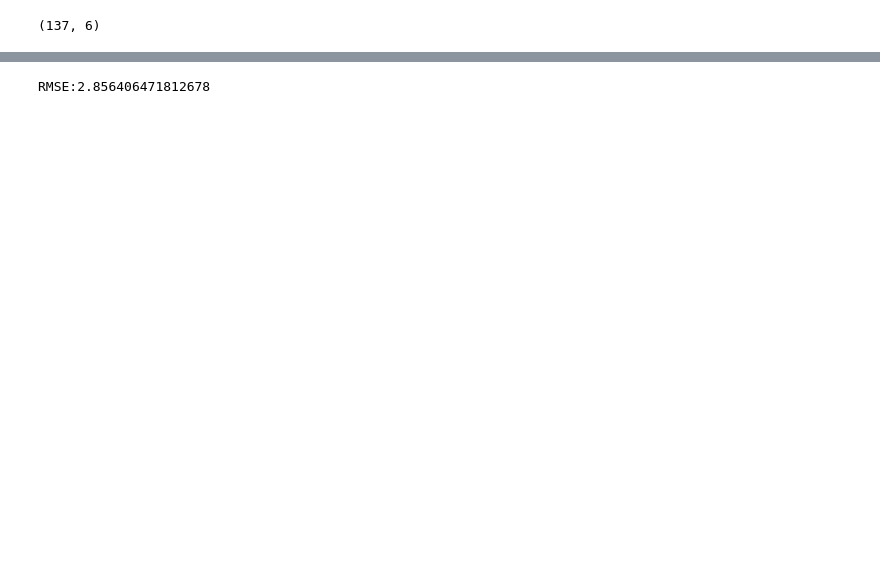
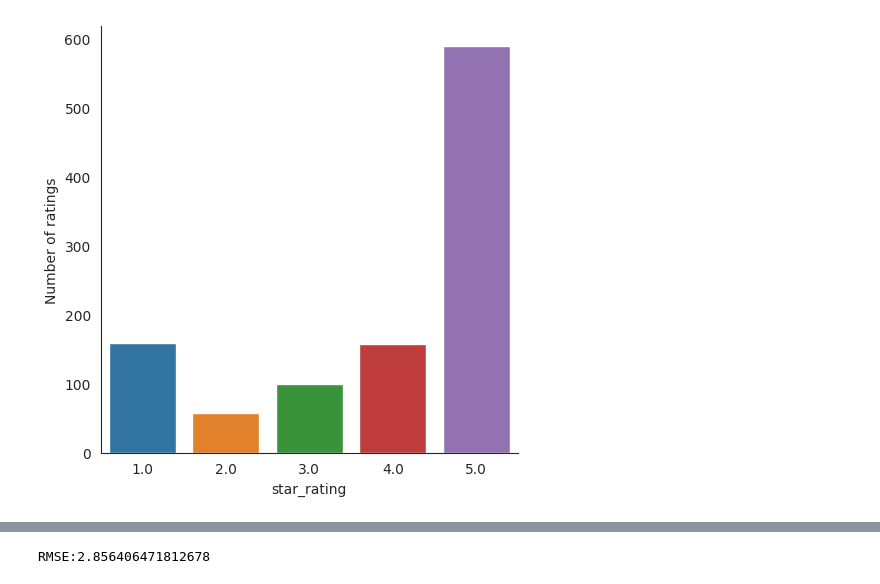
Before and after one commit to Frederico-lp/Recommender-System, a Jupyter notebook: notebook_rs.ipynb, the cells around one changed output, grey strips where cells are left out. Drawn from its saved outputs; the diff is of its cells as text; code cells hidden in the pictures; blank space fills up the shorter version.

```diff
--- a/notebook_rs.ipynb
+++ b/notebook_rs.ipynb
@@ -31,3 +40,20 @@ print(df.shape)
+# %%
+# Using just a subset of the data (the one with more common id in order for there to be more correlation)
+
+customer_count = df['customer_id'].value_counts()
+customers_with_multiple_reviews = customer_count[customer_count > 3].index
+df = df[df['customer_id'].isin(customers_with_multiple_reviews)]
+
+product_count = df['product_id'].value_counts()
+products_with_multiple_reviews = product_count[product_count > 3].index
+df = df[df['product_id'].isin(products_with_multiple_reviews)]
+
+# Distribution is similar
+with sns.axes_style('white'):
+    g = sns.catplot(data=df, aspect=1.0, x="star_rating", kind='count')
+    g.set_ylabels("Number of ratings")
+# %% [output]
+[figure, added]
 # %%
 def apply_pivot(df, fillby=None):
     pivot_table = df.pivot_table(index='customer_id', columns='product_id', values='star_rating')
@@ -48,10 +74,6 @@ test = test[test.product_id.isin(train.product_id)] # to guarantee known product
 
 df_train_pivot = apply_pivot(df = train, fillby = 0)
 df_test_pivot = apply_pivot(df = test, fillby = 0)
-
-print(test.shape)
-# %% [output]
-(137, 6)
 # %%
 # Creating dummies to help to know wether a product has been rated or not
 # Train
```
Also changed, not shown: parts of 4 cells of this notebook.
